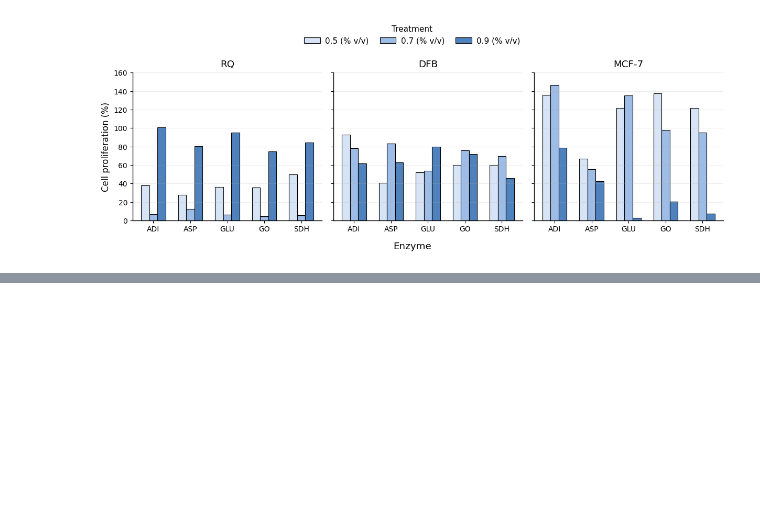
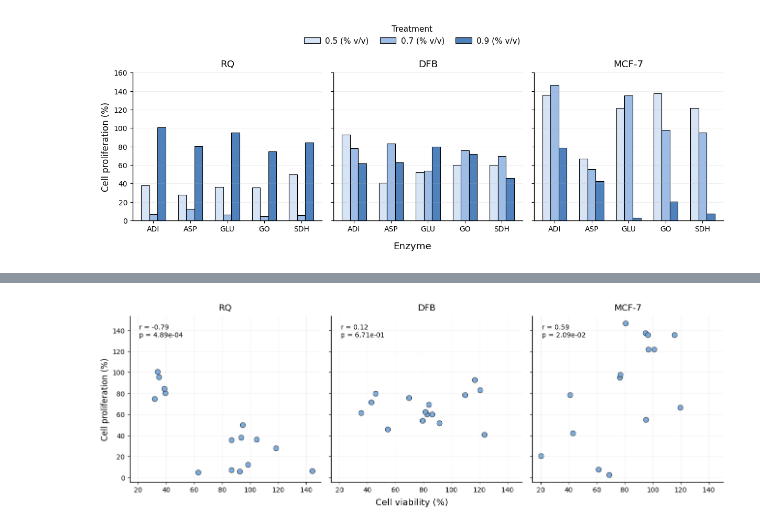
Before and after one commit to dMedinaO/Antiproliferative_activity_analysis, a Jupyter notebook: notebooks/working_with_viability_vs_proliferation.ipynb, the cells around one changed output, grey strips where cells are left out. Drawn from its saved outputs; the diff is of its cells as text; code cells hidden in the pictures; blank space fills up the shorter version.

```diff
--- a/notebooks/working_with_viability_vs_proliferation.ipynb
+++ b/notebooks/working_with_viability_vs_proliferation.ipynb
@@ -164,0 +902,33 @@ plt.show()
+# %%
+# ============================================================
+# CORE 6.2 — Correlation by Cell line
+# ============================================================
+
+cell_order = ["RQ", "DFB", "MCF-7"]
+
+fig, axes = plt.subplots(1, 3, figsize=(13.2, 4.6), sharex=True, sharey=True)
+axes = np.atleast_1d(axes)
+
+for ax, cl in zip(axes, cell_order):
+    d = df_vp[df_vp["CellLine"] == cl]
+
+    r, p = pearsonr(d["Viability"], d["Proliferation"])
+
+    ax.scatter(d["Viability"], d["Proliferation"],
+               s=60, color="#6FA3D9", edgecolor="black", linewidth=0.6, alpha=0.9)
+
+    ax.set_title(cl, pad=8)
+    ax.text(0.05, 0.95, f"r = {r:.2f}\np = {p:.2e}",
+            transform=ax.transAxes, ha="left", va="top", fontsize=10)
+
+    ax.grid(alpha=0.2)
+    ax.spines["top"].set_visible(False)
+    ax.spines["right"].set_visible(False)
+
+axes[0].set_ylabel("Cell proliferation (%)")
+fig.supxlabel("Cell viability (%)", y=0.05)
+
+plt.tight_layout()
+plt.show()
+# %% [output]
+[figure, added]
```
Also changed, not shown: parts of 44 cells of this notebook.
